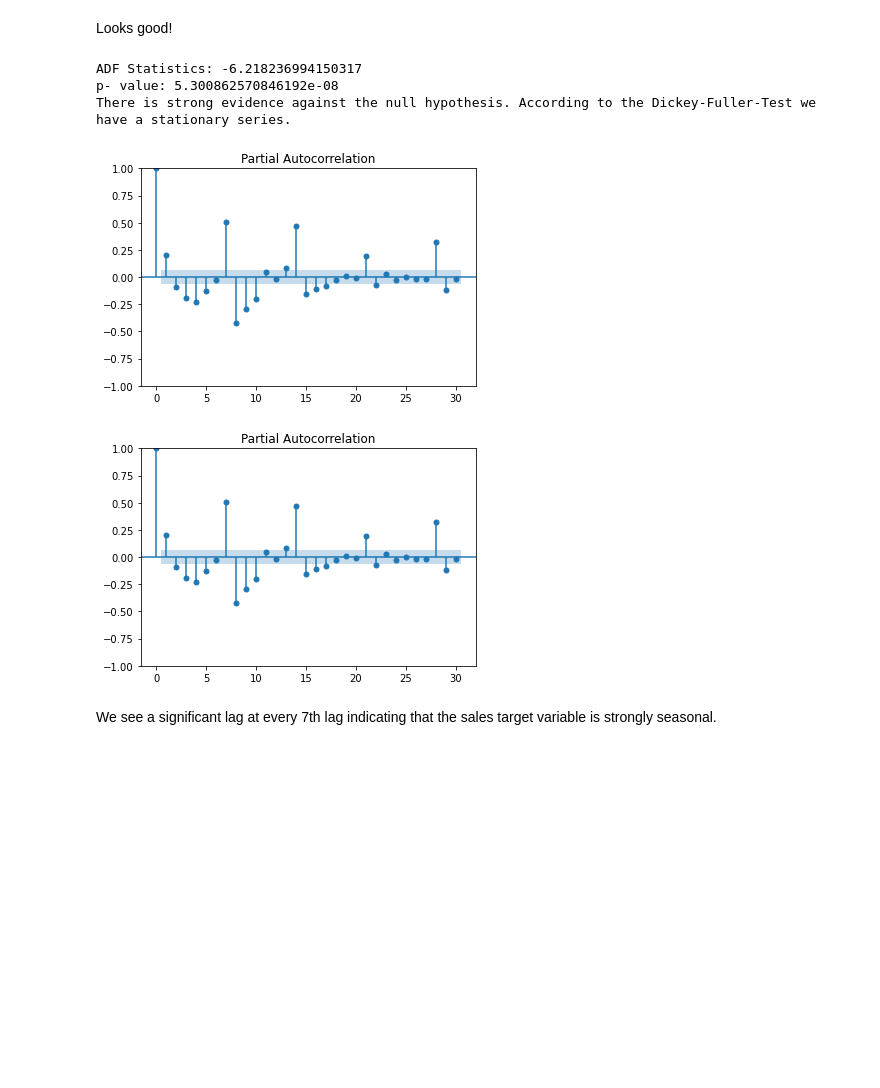
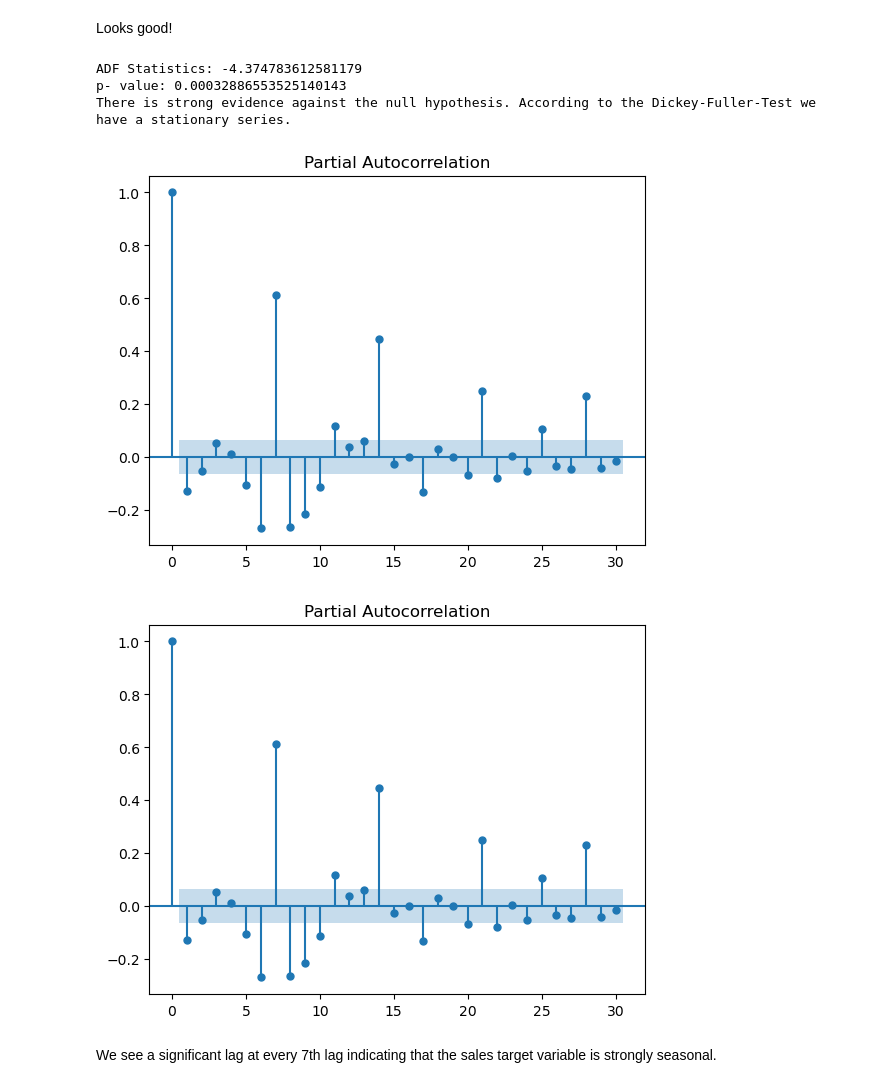
Before and after one commit to amanods/Rossmann_Sales_Prediction, a Jupyter notebook: rossmann_store_analysis_forecast_2.ipynb, the cells around one changed output. Saved outputs shown, nothing was run; the diff lists cells and outputs as text; code cells hidden in the pictures; blank space fills up the shorter version.

```diff
--- a/rossmann_store_analysis_forecast_2.ipynb
+++ b/rossmann_store_analysis_forecast_2.ipynb
@@ -193,7 +164,7 @@ Name: DayOfWeek, dtype: int64
 # %% [markdown]
 Looks good!
 # %%
-train_s1 = train[(train.Store == 2)]
+df_s1 = train[(train.Store == 1)]
 # %%
 from statsmodels.tsa.stattools import adfuller
 
@@ -208,18 +179,18 @@ def adf_test(series):
 
 
 
-adf_test(train_s1['Sales'])
+adf_test(df_s1['Sales'])
 # %% [output]
-ADF Statistics: -6.218236994150317
-p- value: 5.300862570846192e-08
+ADF Statistics: -4.374783612581179
+p- value: 0.00032886553525140143
 There is strong evidence against the null hypothesis. According to the Dickey-Fuller-Test we have a stationary series.
 # %%
 from statsmodels.graphics.tsaplots import plot_acf,plot_pacf
 
-plot_pacf(train_s1["Sales"])
+plot_pacf(df_s1["Sales"])
 # %% [output]
-[figure, old version]
+[figure, new version]
-[figure, old version]
+[figure, new version]
 # %% [markdown]
 We see a significant lag at every 7th lag indicating that the sales target variable is strongly seasonal.
 # %%
```
Also changed, not shown: parts of 33 cells of this notebook, 1 other file.
